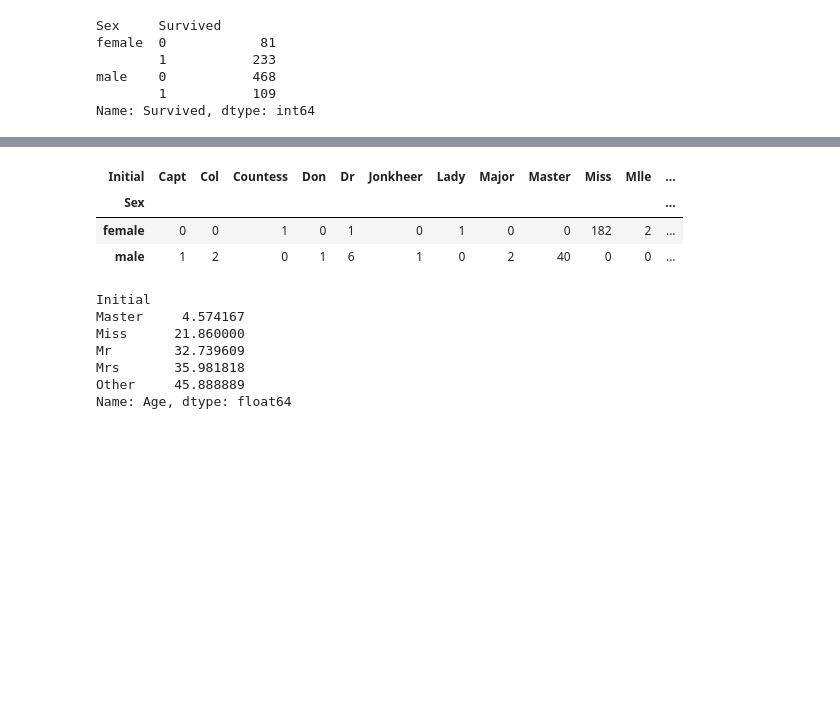
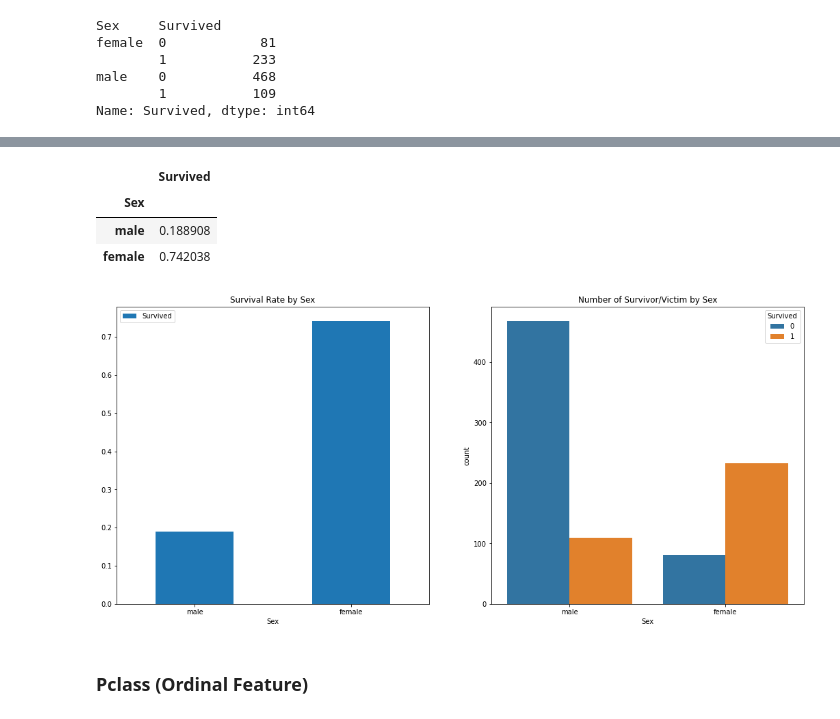
Before and after one commit to chsop/kaggle, a Jupyter notebook: Titanic/day2_practice.ipynb, the cells around one changed output, grey strips where cells are left out. Saved outputs shown, nothing was run; the diff lists cells and outputs as text; code cells hidden in the pictures; blank space fills up the shorter version.

```diff
--- a/Titanic/day2_practice.ipynb
+++ b/Titanic/day2_practice.ipynb
@@ -145,24 +134,0 @@ plt.show()
-# %%
-# 결측치 처리
-data['Initial']=0
-for i in data:
-    data['Initial']=data.Name.str.extract('([A-Za-z]+)\.')
-# %%
-pd.crosstab(data.Initial,data.Sex).T.style.background_gradient(cmap='summer_r')
-# %% [output]
-| Initial | Capt | Col | Countess | Don | Dr | Jonkheer | Lady | Major | Master | Miss | Mlle | ... |
-| Sex |  |  |  |  |  |  |  |  |  |  |  | ... |
-| female | 0 | 0 | 1 | 0 | 1 | 0 | 1 | 0 | 0 | 182 | 2 | ... |
-| male | 1 | 2 | 0 | 1 | 6 | 1 | 0 | 2 | 40 | 0 | 0 | ... |
-# %%
-data['Initial'].replace(['Mlle','Mme','Ms','Dr','Major','Lady','Countess','Jonkheer','Col','Rev','Capt','Sir','Don'],['Miss','Miss','Miss','Mr','Mr','Mrs','Mrs','Other','Other','Other','Mr','Mr','Mr'],inplace=True)
-# %%
-data.groupby('Initial')['Age'].mean()
-# %% [output]
-Initial
-Master     4.574167
-Miss      21.860000
-Mr        32.739609
-Mrs       35.981818
-Other     45.888889
-Name: Age, dtype: float64
@@ -170,0 +135,28 @@ Name: Age, dtype: float64
+# %%
+# 성별에 따른 생존율 확인
+data[['Sex','Survived']].groupby(['Sex']).mean().sort_values('Sex', ascending = False)
+# %% [output]
+|  | Survived |
+| Sex |  |
+| male | 0.188908 |
+| female | 0.742038 |
+# %%
+# 2개 plot 그리기
+f,ax = plt.subplots(1, 2, figsize=(18,8))
+
+# plot 1 : 성별에 따른 생존 비율
+data[['Sex','Survived']].groupby(['Sex']).mean().sort_values('Sex', ascending = False).plot.bar(ax=ax[0], rot = 0)
+ax[0].set_title('Survival Rate by Sex')
+
+# plot 1 : Survivor/Victim Number
+sns.countplot('Sex',hue='Survived',data=data,ax=ax[1])
+ax[1].set_title('Number of Survivor/Victim by Sex')
+
+# 그래프 출력
+plt.show()
+
+# 여성의 생존율이 높음을 확인
+# %% [output]
+[figure, added]
+# %% [markdown]
+### Pclass (Ordinal Feature)
```
Also changed, not shown: parts of 68 cells of this notebook.
